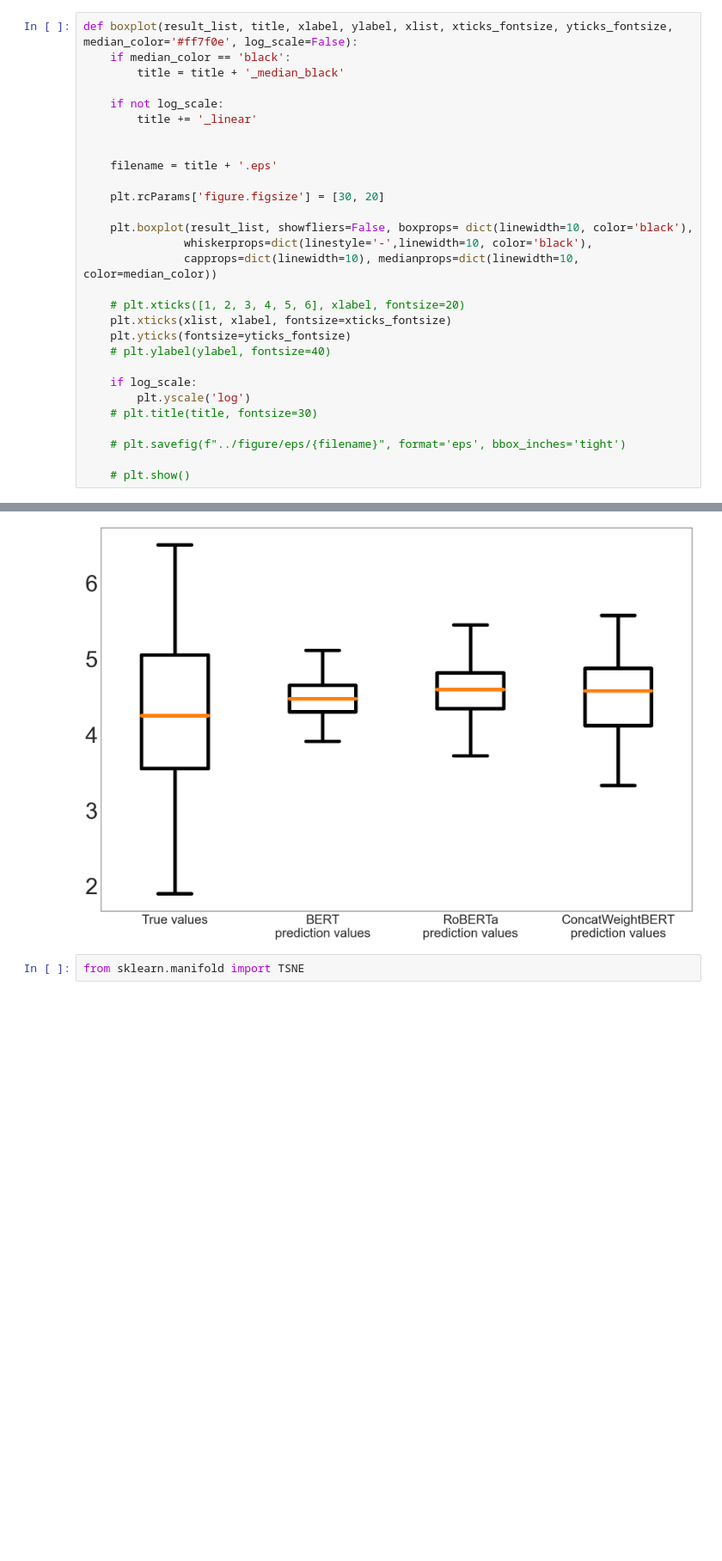
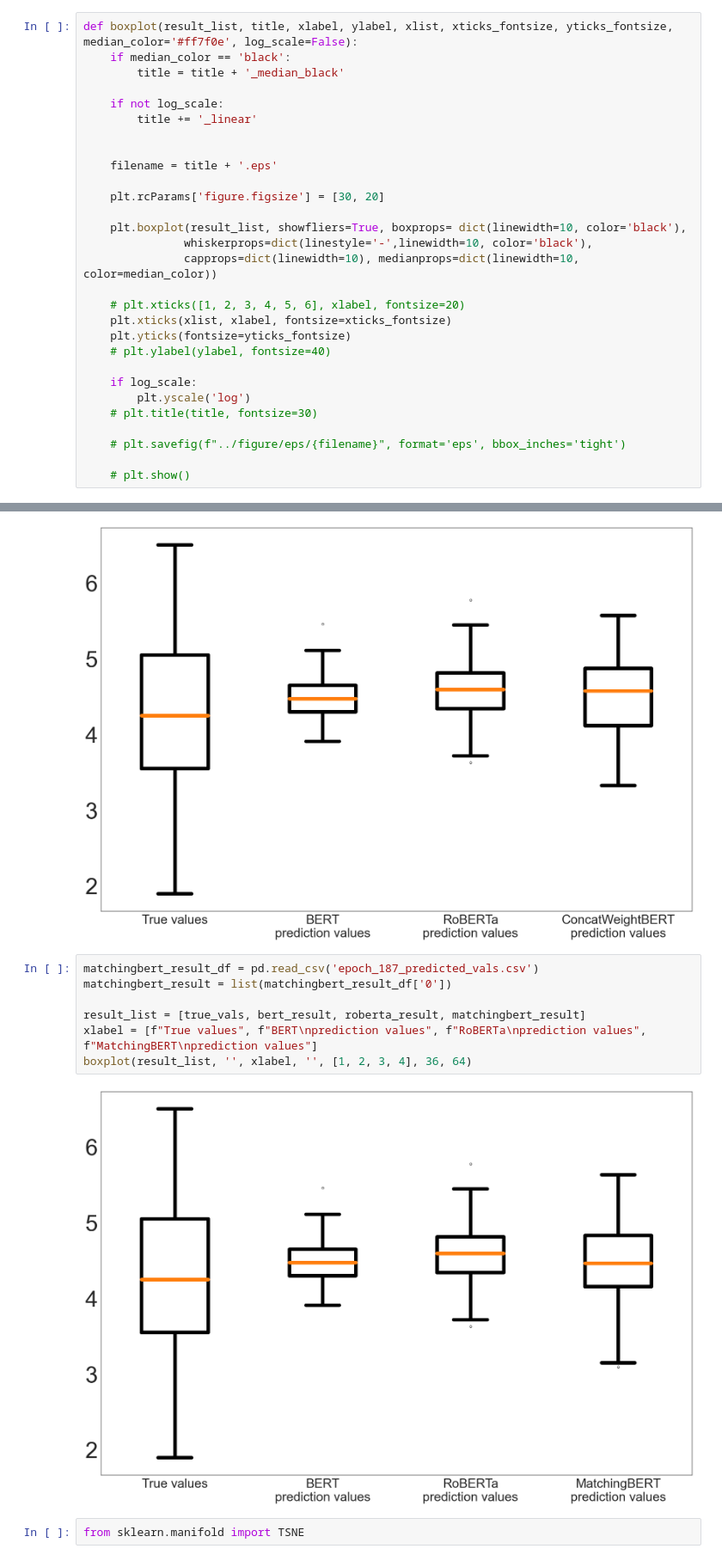
Before and after one commit to tr0up2r/satisfaction-classifier-with-xai, a Jupyter notebook: plotting.ipynb, the cells around one changed output, grey strips where cells are left out. Shown at 86% size. Saved outputs shown, nothing was run; the diff lists cells and outputs as text; blank space fills up the shorter version.

```diff
--- a/plotting.ipynb
+++ b/plotting.ipynb
@@ -79,7 +79,7 @@ def boxplot(result_list, title, xlabel, ylabel, xlist, xticks_fontsize, yticks_f
 
     plt.rcParams['figure.figsize'] = [30, 20]
 
-    plt.boxplot(result_list, showfliers=False, boxprops= dict(linewidth=10, color='black'),
+    plt.boxplot(result_list, showfliers=True, boxprops= dict(linewidth=10, color='black'),
                whiskerprops=dict(linestyle='-',linewidth=10, color='black'),
                capprops=dict(linewidth=10), medianprops=dict(linewidth=10, color=median_color))
 
@@ -101,6 +101,15 @@ xlabel = [f"True values", f"BERT\nprediction values", f"RoBERTa\nprediction valu
 boxplot(result_list, '', xlabel, '', [1, 2, 3, 4], 36, 64)
 # %% [output]
 [figure]
+# %%
+matchingbert_result_df = pd.read_csv('epoch_187_predicted_vals.csv')
+matchingbert_result = list(matchingbert_result_df['0'])
+
+result_list = [true_vals, bert_result, roberta_result, matchingbert_result]
+xlabel = [f"True values", f"BERT\nprediction values", f"RoBERTa\nprediction values", f"MatchingBERT\nprediction values"]
+boxplot(result_list, '', xlabel, '', [1, 2, 3, 4], 36, 64)
+# %% [output]
+[figure, added]
 # %%
 from sklearn.manifold import TSNE
 # %%
```
Also changed, not shown: parts of 2 cells of this notebook.
